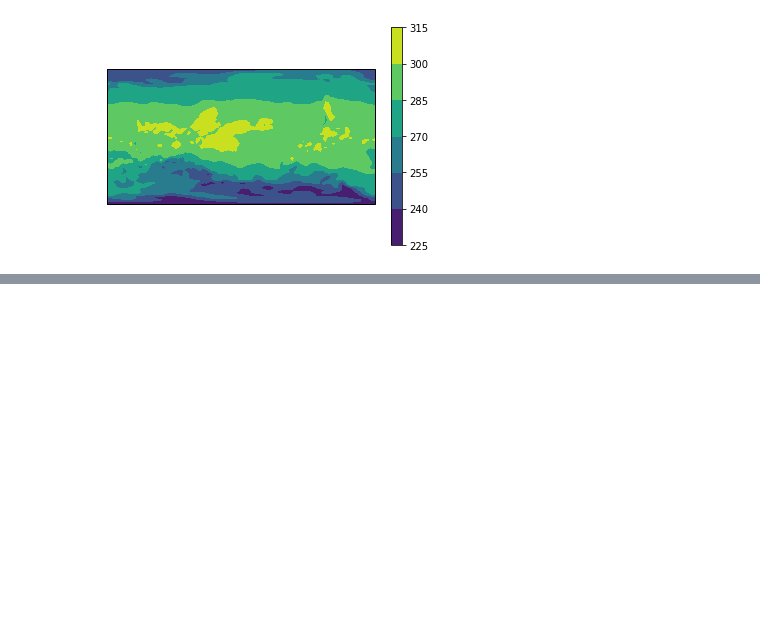
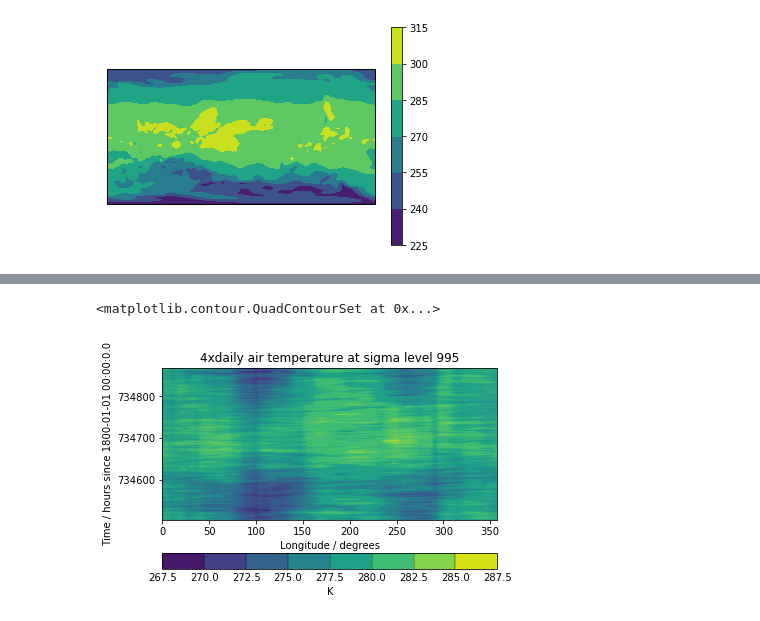
Before and after one commit to bird-house/birdhouse-workshop, a Jupyter notebook: notebooks/plotting.ipynb, the cells around one changed output, grey strips where cells are left out. Cells and saved outputs as stored; diff of their text form; code cells hidden in the pictures; blank space fills up the shorter version.

```diff
--- a/notebooks/plotting.ipynb
+++ b/notebooks/plotting.ipynb
@@ -45,0 +63,5 @@ plt.colorbar()
+# %%
+qplt.contourf(zonal_mean)
+# %% [output]
+<matplotlib.contour.QuadContourSet at 0x...>
+[figure, added]
```
Also changed, not shown: parts of 7 cells of this notebook.
